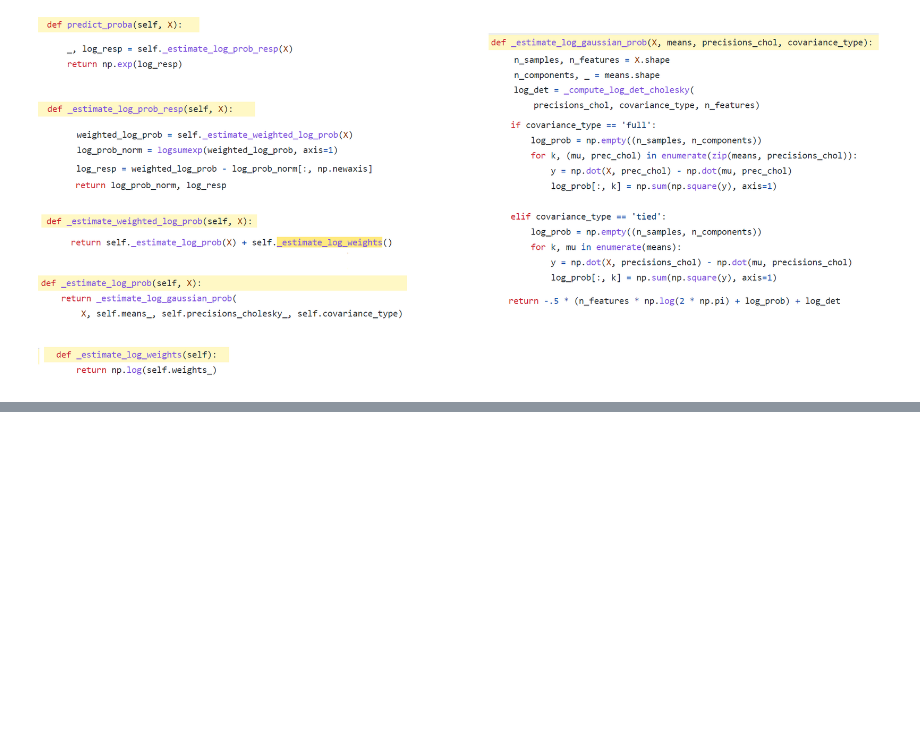
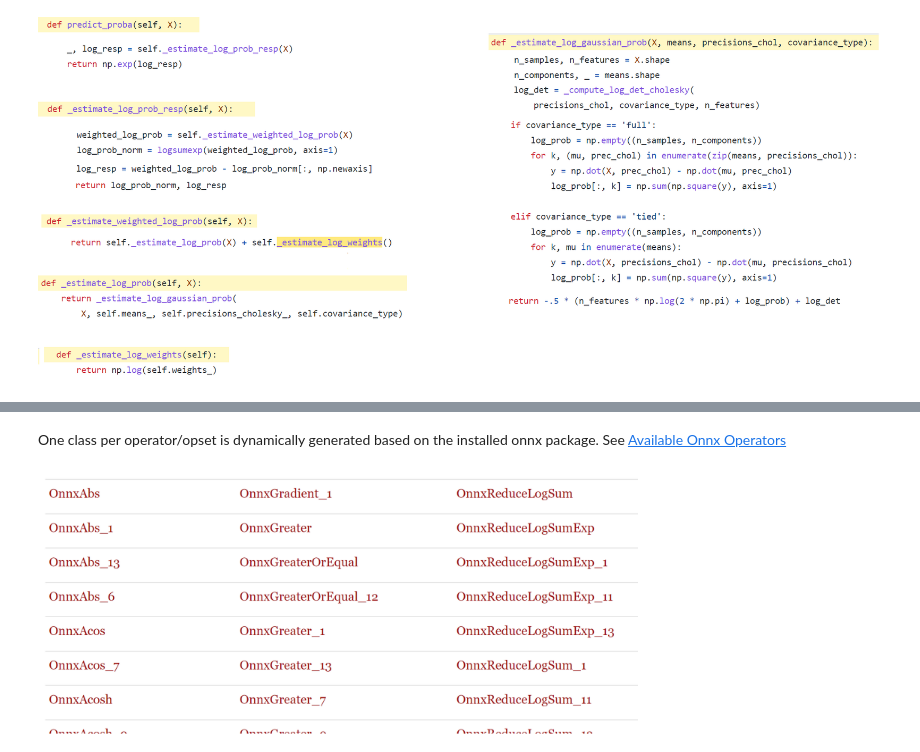
Before and after one commit to onnx/sklearn-onnx, a Jupyter notebook: docs/notebooks/introduction.ipynb, the cells around one changed output, grey strips where cells are left out. Drawn from its saved outputs; the diff is of its cells as text; code cells hidden in the pictures; blank space fills up the shorter version.

```diff
--- a/docs/notebooks/introduction.ipynb
+++ b/docs/notebooks/introduction.ipynb
@@ -489,0 +509,6 @@ Image("images/linreg.png", width=500)
+# %% [markdown]
+One class per operator/opset is dynamically generated based on the installed onnx package. See [Available Onnx Operators](https://onnx.ai/sklearn-onnx/supported.html#available-onnx-operators)
+# %%
+Image("images/onnxops.png", width=600)
+# %% [output]
+[figure, added]
```
Also changed, not shown: parts of 17 cells of this notebook, 5 other files.
